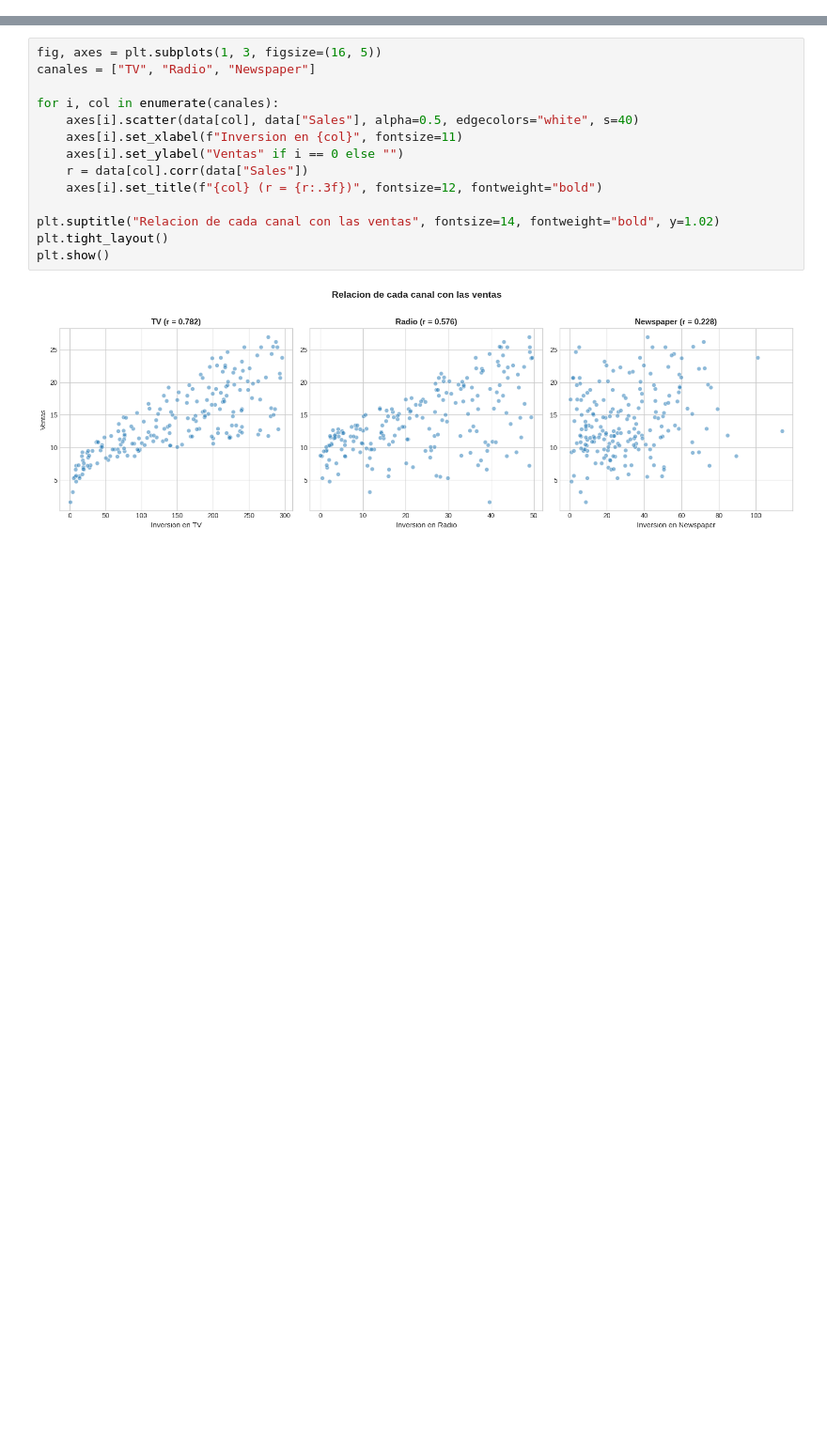
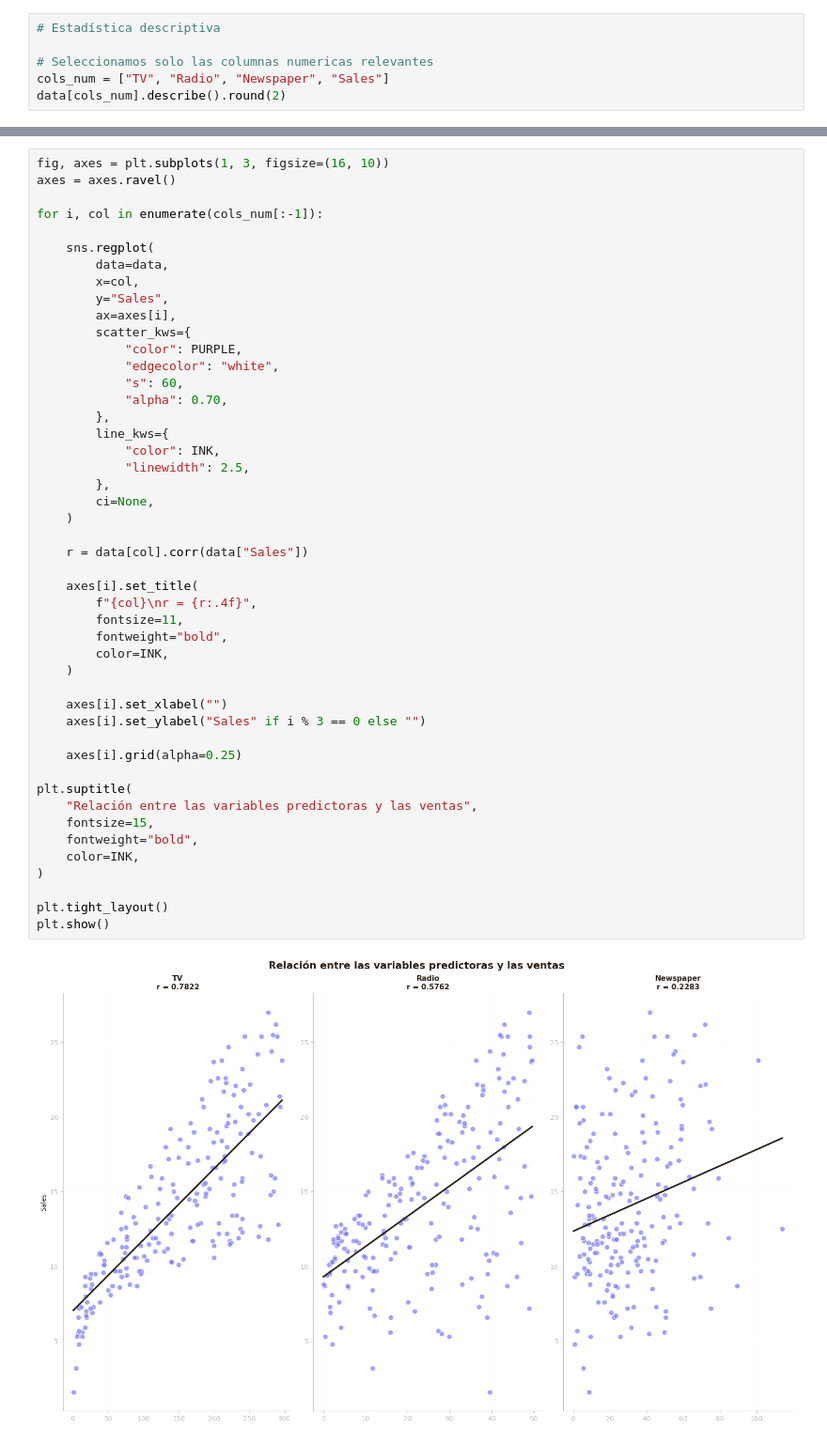
Before and after one commit to BORJAMOME/Data-Analytics-Portfolio, a Jupyter notebook: 03-Machine-Learning/01-supervisado/regresion/02-regresion-lineal-multiple/01-publicidad/notebook.ipynb, the cells around one changed output, grey strips where cells are left out. Shown at 94% size. Cells and saved outputs as stored; diff of their text form; blank space fills up the shorter version.

```diff
--- a/03-Machine-Learning/01-supervisado/regresion/02-regresion-lineal-multiple/01-publicidad/notebook.ipynb
+++ b/03-Machine-Learning/01-supervisado/regresion/02-regresion-lineal-multiple/01-publicidad/notebook.ipynb
@@ -92,0 +105,6 @@ Duplicados: 0
+# %%
+# Estadística descriptiva
+
+# Seleccionamos solo las columnas numericas relevantes
+cols_num = ["TV", "Radio", "Newspaper", "Sales"]
+data[cols_num].describe().round(2)
@@ -93,16 +227,49 @@ Duplicados: 0
 # %%
-fig, axes = plt.subplots(1, 3, figsize=(16, 5))
-canales = ["TV", "Radio", "Newspaper"]
+fig, axes = plt.subplots(1, 3, figsize=(16, 10))
+axes = axes.ravel()
 
-for i, col in enumerate(canales):
-    axes[i].scatter(data[col], data["Sales"], alpha=0.5, edgecolors="white", s=40)
-    axes[i].set_xlabel(f"Inversion en {col}", fontsize=11)
-    axes[i].set_ylabel("Ventas" if i == 0 else "")
+for i, col in enumerate(cols_num[:-1]):
+
+    sns.regplot(
+        data=data,
+        x=col,
+        y="Sales",
+        ax=axes[i],
+        scatter_kws={
+            "color": PURPLE,
+            "edgecolor": "white",
+            "s": 60,
+            "alpha": 0.70,
+        },
+        line_kws={
+            "color": INK,
+            "linewidth": 2.5,
+        },
+        ci=None,
+    )
+
     r = data[col].corr(data["Sales"])
-    axes[i].set_title(f"{col} (r = {r:.3f})", fontsize=12, fontweight="bold")
 
-plt.suptitle("Relacion de cada canal con las ventas", fontsize=14, fontweight="bold", y=1.02)
+    axes[i].set_title(
+        f"{col}\nr = {r:.4f}",
+        fontsize=11,
+        fontweight="bold",
+        color=INK,
+    )
+
+    axes[i].set_xlabel("")
+    axes[i].set_ylabel("Sales" if i % 3 == 0 else "")
+
+    axes[i].grid(alpha=0.25)
+
+plt.suptitle(
+    "Relación entre las variables predictoras y las ventas",
+    fontsize=15,
+    fontweight="bold",
+    color=INK,
+)
+
 plt.tight_layout()
 plt.show()
 # %% [output]
-[figure, old version]
+[figure, new version]
```
Also changed, not shown: parts of 54 cells of this notebook.
